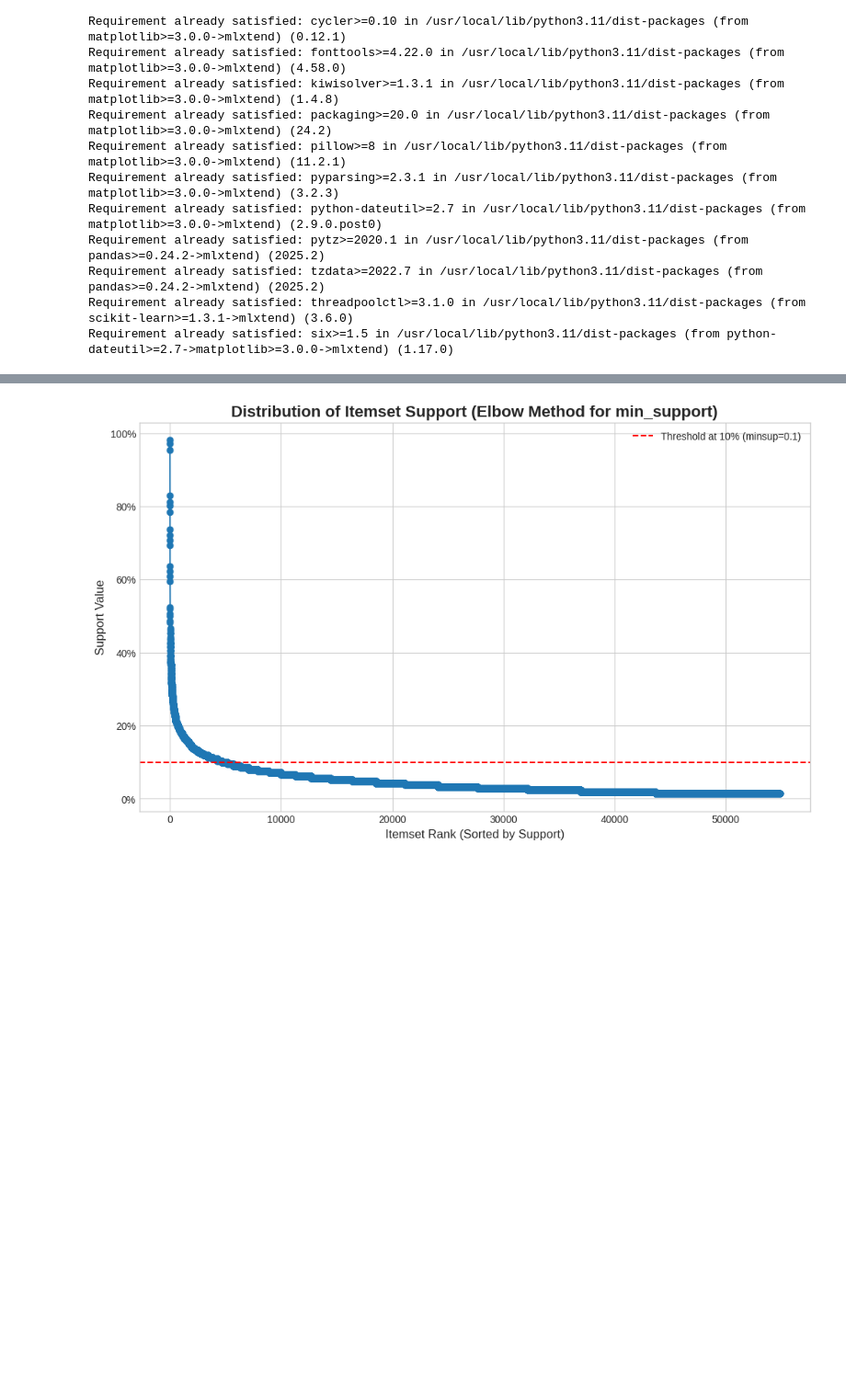
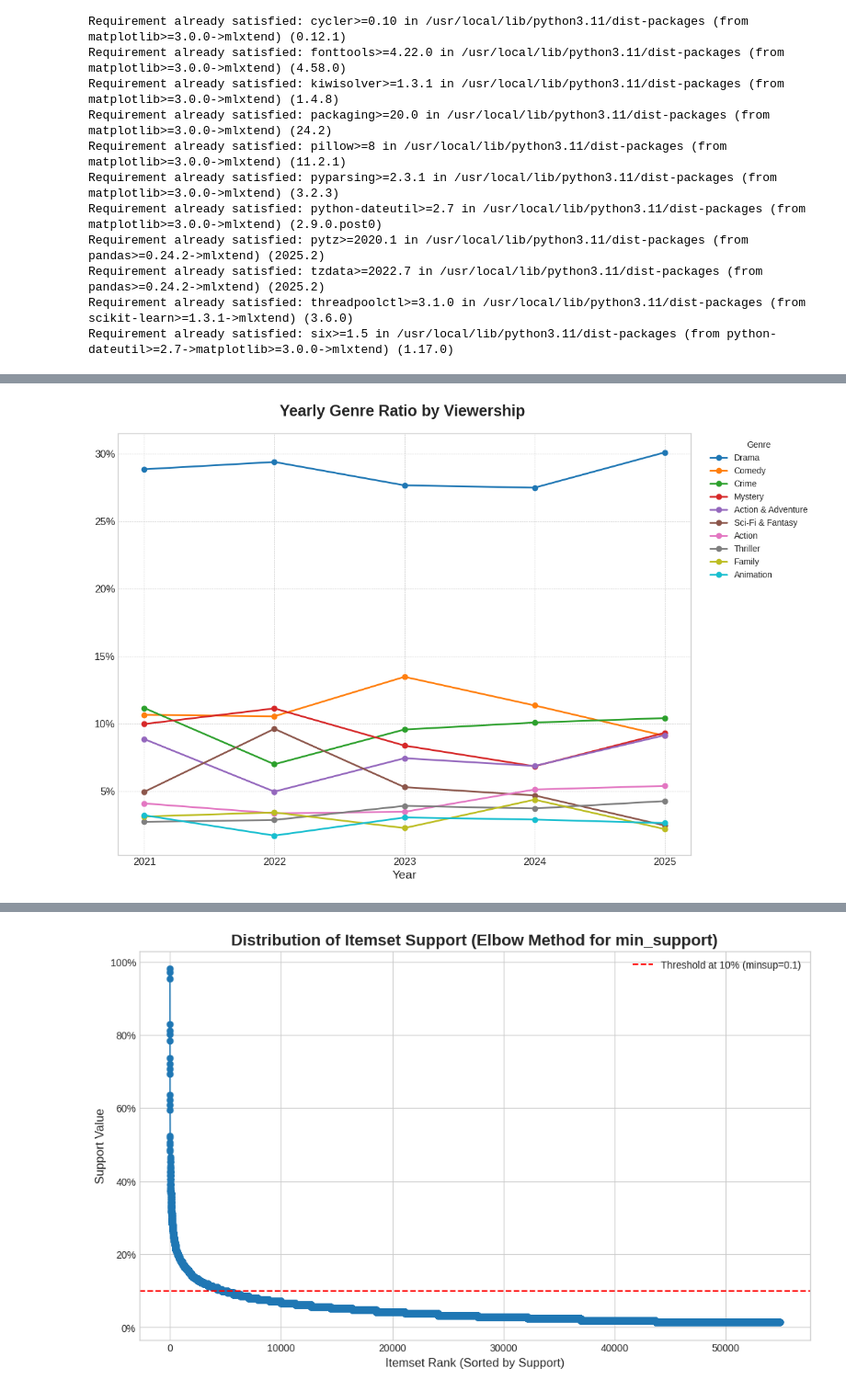
Before and after one commit to piaoruilin/20251R0136COSE47101, a Jupyter notebook: Data_Science_Project.ipynb, the cells around one changed output, grey strips where cells are left out. Shown at 92% size. Cells and saved outputs as stored; diff of their text form; code cells hidden in the pictures; blank space fills up the shorter version.

```diff
--- a/Data_Science_Project.ipynb
+++ b/Data_Science_Project.ipynb
@@ -90,0 +246,83 @@ Requirement already satisfied: six>=1.5 in /usr/local/lib/python3.11/dist-packag
+# %%
+import pandas as pd
+import ast
+import matplotlib.pyplot as plt
+import seaborn as sns # Seaborn은 스타일 등에 영향을 줄 수 있음
+import numpy as np
+
+# --- 1. 데이터 준비 ---
+try:
+    df = pd.read_csv('top-10_with_genres_keywords.csv')
+except FileNotFoundError:
+    print("파일을 찾을 수 없습니다: 'top-10_with_genres_keywords.csv'")
+    raise
+
+df['week'] = pd.to_datetime(df['week'])
+df['year'] = df['week'].dt.year
+df['genres'] = df['genres'].apply(ast.literal_eval)
+
+# 각 영화/쇼를 장르별로 분리 (explode). 이때 weekly_hours_viewed도 함께 유지됩니다.
+df_exploded = df.explode('genres')
+
+# --- 2. 연도별 "조회수 기반" 장르 비율 계산 ---
+print("--- 2. 연도별 '조회수 기반' 장르 점유율 계산 중 ---")
+
+genre_viewership = df_exploded.groupby(['year', 'genres'])['weekly_hours_viewed'].sum().reset_index(name='total_genre_viewership')
+pivot_viewership_df = genre_viewership.pivot(index='year', columns='genres', values='total_genre_viewership').fillna(0)
+total_viewership_tags_per_year = pivot_viewership_df.sum(axis=1)
+ratio_viewership_df = pivot_viewership_df.div(total_viewership_tags_per_year, axis=0)
+ratio_viewership_df = ratio_viewership_df.fillna(0)
+
+
+# --- 3. 시각화를 위한 데이터 가공 ---
+if ratio_viewership_df.empty:
+    print("조회수 기반 장르 점유율을 계산할 수 없었습니다. 분석을 중단합니다.")
+    exit()
+
+# 전체 기간 동안의 평균 "조회수 기반 비율"을 기준으로 상위 10개 장르를 선정합니다.
+top_n = 10
+top_genres = ratio_viewership_df.mean().nlargest(top_n).index
+
+# 상위 10개 장르의 데이터만 선택합니다.
+df_plot_line = ratio_viewership_df[top_genres].copy()
+
+
+# --- 4. 꺾은선 그래프 시각화 ---
+plt.style.use('seaborn-v0_8-whitegrid')
+fig, ax = plt.subplots(figsize=(14, 8)) # 그래프 크기 조정 (너비를 조금 더 넓게)
+
+if df_plot_line.empty:
+    ax.text(0.5, 0.5, "No data available for plotting.",
+            horizontalalignment='center', verticalalignment='center', transform=ax.transAxes)
+    ax.set_title(f'Yearly Genre Share by Viewership (Top {top_n} Genres) - No Data', fontsize=16, fontweight='bold', pad=15)
+else:
+    # 각 장르별로 꺾은선 그래프를 그립니다.
+    for genre in df_plot_line.columns:
+        ax.plot(df_plot_line.index, df_plot_line[genre], marker='o', linestyle='-', linewidth=2, label=genre)
+
+    ax.set_title(f'Yearly Genre Ratio by Viewership ', fontsize=18, fontweight='bold', pad=20)
+    ax.set_xlabel('Year', fontsize=14)
+    #ax.set_ylabel('Genre Share (Viewership Weighted)', fontsize=14)
+    ax.tick_params(axis='x', rotation=0)
+    ax.tick_params(axis='both', labelsize=12)
+
+    # Y축 레이블을 퍼센트(%) 형식으로 변경
+    ax.yaxis.set_major_formatter(plt.FuncFormatter('{:.0%}'.format))
+
+    # X축 눈금을 정수 연도로 명확하게 표시
+    ax.set_xticks(df_plot_line.index.unique())
+
+
+    ax.legend(title='Genre', bbox_to_anchor=(1.02, 1), loc='upper left', fontsize=10)
+    ax.grid(True, which='both', linestyle='--', linewidth=0.5)
+
+plt.tight_layout(rect=[0, 0, 0.85, 1]) # 범례 공간 확보
+plt.show()
+
+# --- 5. 새로운 비율 데이터 일부 출력 (참고용) ---
+print(f"\n--- 연도별 '조회수 가중 장르 점유율' (상위 {top_n}개 장르 샘플) ---")
+if not df_plot_line.empty:
+    print((df_plot_line.head() * 100).to_string(float_format='{:.2f}%'.format))
+else:
+    print("출력할 데이터가 없습니다.")
+# %% [output]
@@ -90,0 +330 @@ Requirement already satisfied: six>=1.5 in /usr/local/lib/python3.11/dist-packag
+[figure, added]
```
Also changed, not shown: parts of 6 cells of this notebook.
